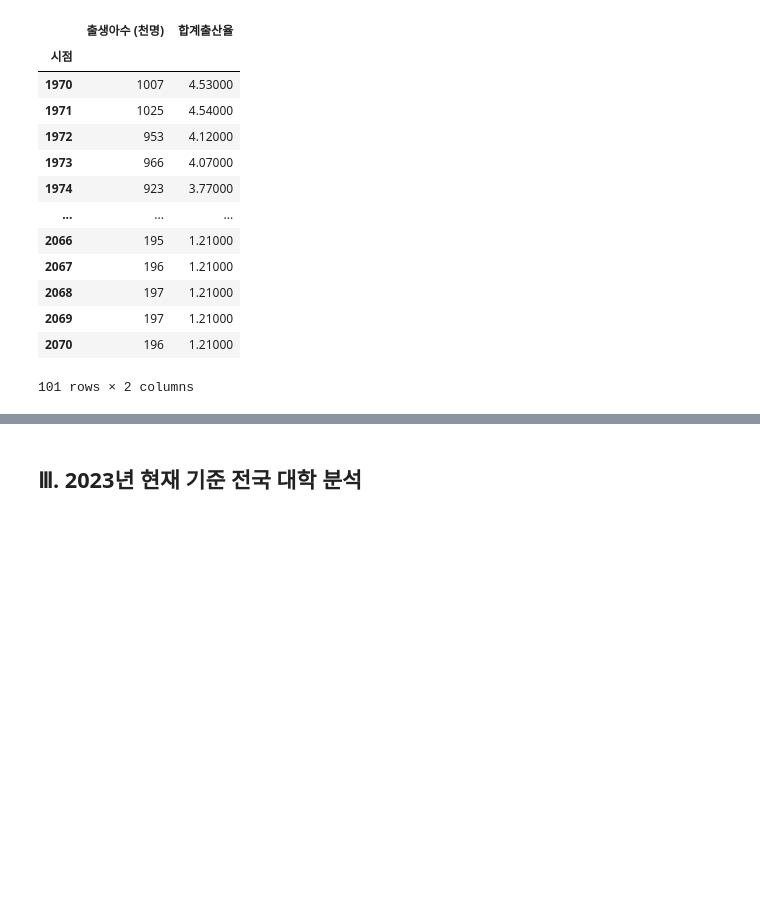
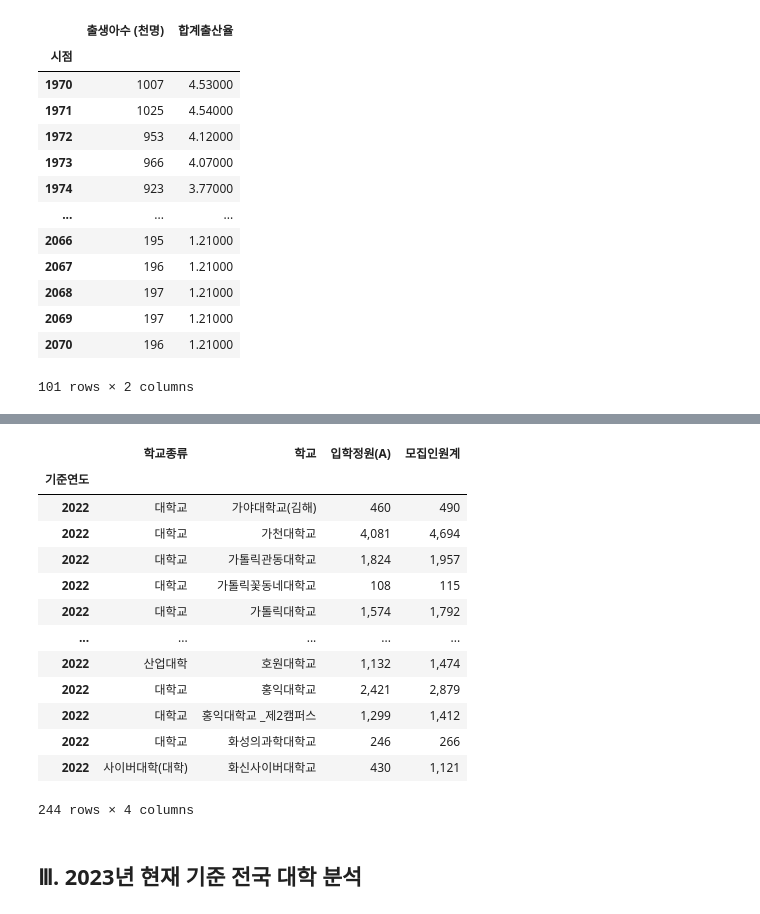
Before and after one commit to seyeon-shijuan/birth-rate-to-universities-visualization, a Jupyter notebook: notebook/individual_notebooks/SeyeonPark_universities_rank_analysis.ipynb, the cells around one changed output, grey strips where cells are left out. Drawn from its saved outputs; the diff is of its cells as text; code cells hidden in the pictures; blank space fills up the shorter version.

```diff
--- a/notebook/individual_notebooks/SeyeonPark_universities_rank_analysis.ipynb
+++ b/notebook/individual_notebooks/SeyeonPark_universities_rank_analysis.ipynb
@@ -111,0 +140,18 @@ df_newborn_future # 통계청 예측 연도별 출생아수(천명)
+# %%
+df_enroll = pd.read_csv('./data/university_enrollment_2023.csv', index_col=0, encoding='cp949')
+df_enroll[['학교종류','학교','입학정원(A)', '모집인원계']]
+# %% [output]
+|  | 학교종류 | 학교 | 입학정원(A) | 모집인원계 |
+| 기준연도 |  |  |  |  |
+| 2022 | 대학교 | 가야대학교(김해) | 460 | 490 |
+| 2022 | 대학교 | 가천대학교 | 4,081 | 4,694 |
+| 2022 | 대학교 | 가톨릭관동대학교 | 1,824 | 1,957 |
+| 2022 | 대학교 | 가톨릭꽃동네대학교 | 108 | 115 |
+| 2022 | 대학교 | 가톨릭대학교 | 1,574 | 1,792 |
+| ... | ... | ... | ... | ... |
+| 2022 | 산업대학 | 호원대학교 | 1,132 | 1,474 |
+| 2022 | 대학교 | 홍익대학교 | 2,421 | 2,879 |
+| 2022 | 대학교 | 홍익대학교 _제2캠퍼스 | 1,299 | 1,412 |
+| 2022 | 대학교 | 화성의과학대학교 | 246 | 266 |
+| 2022 | 사이버대학(대학) | 화신사이버대학교 | 430 | 1,121 |
+244 rows × 4 columns
```
Also changed, not shown: parts of 13 cells of this notebook, 4 other files.
